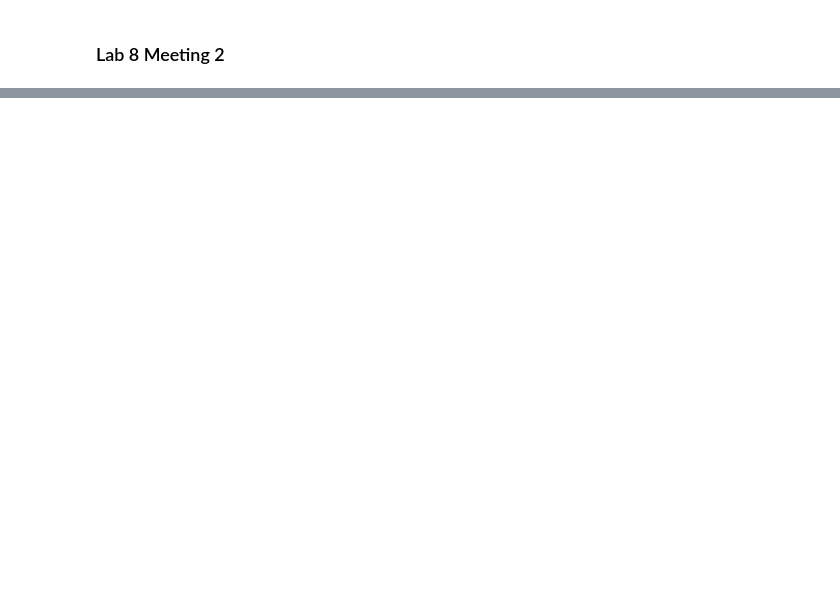
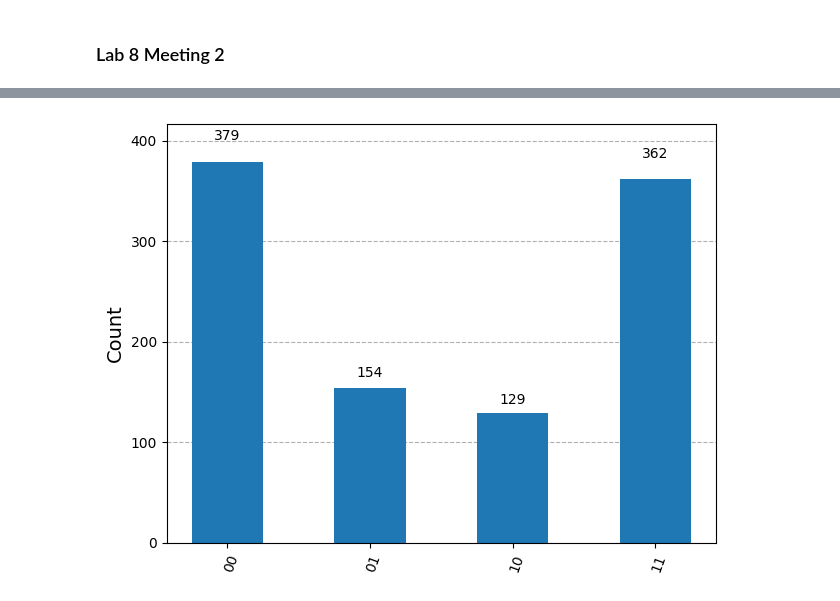
Before and after one commit to MatthewJarek/Quantum_Information_Lab, a Jupyter notebook: Labs/Lab8/Lab8M2.ipynb, the cells around one changed output, grey strips where cells are left out. Saved outputs shown, nothing was run; the diff lists cells and outputs as text; code cells hidden in the pictures; blank space fills up the shorter version.

```diff
--- a/Labs/Lab8/Lab8M2.ipynb
+++ b/Labs/Lab8/Lab8M2.ipynb
@@ -54,0 +168,31 @@ plot_histogram(noisy_counts)
+# %%
+# Noise
+#   - Gate noise (depolarizing error on CX gates)
+#   - Readout noise (Classical bit-flip during measurement)
+
+noise_model = NoiseModel()
+
+# Gate noise: Depolarizing gate error with 5% error rate on every two-qubit CX gate
+noise_model.add_all_qubit_quantum_error(depolarizing_error(0.1, 2), ['cx'])
+
+# Readout error (e.g., 10-20% misread per qubit)
+p0given1 = 0.15 # misread 1 as 0
+p1given0 = 0.15 # misread 0 as 1
+
+readout = ReadoutError([[1-p1given0, p1given0],[p0given1, 1-p0given1]])
+
+for qubit in range(2):
+    noise_model.add_readout_error(readout, [qubit])
+# %%
+# 1. Initialize the simulator with the noise model
+backend = AerSimulator(noise_model=noise_model)
+
+# 2. Transpile and Run (Replaces execute)
+transpiled_qc = transpile(qc, backend)
+job = backend.run(transpiled_qc, shots=1024)
+
+# 3. Get results and plot
+noisy_counts = job.result().get_counts()
+plot_histogram(noisy_counts)
+# %% [output]
+[figure, added]
```
Also changed, not shown: parts of 40 cells of this notebook, 47 other files.
